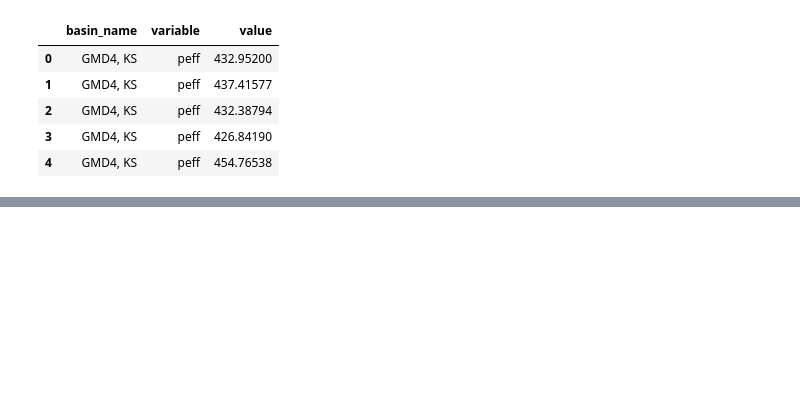
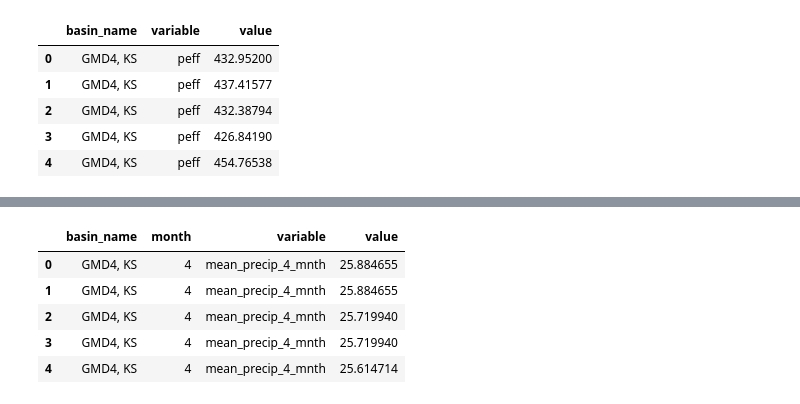
Before and after one commit to mdfahimhasan/WestUS_Peff, a Jupyter notebook: Codes/results_analysis/Peff_analysis_plots.ipynb, the cells around one changed output, grey strips where cells are left out. Saved outputs shown, nothing was run; the diff lists cells and outputs as text; code cells hidden in the pictures; blank space fills up the shorter version.

```diff
--- a/Codes/results_analysis/Peff_analysis_plots.ipynb
+++ b/Codes/results_analysis/Peff_analysis_plots.ipynb
@@ -103,0 +122,11 @@ fig.savefig('plots/peff_boxplot.png', dpi=300)
+# %%
+precip_melt = precip.melt(id_vars=['basin_name', 'month'], value_vars=['mean_precip_4_mnth', 'mean_precip_3_mnth', 'mean_precip_2_mnth', 'mean_precip'],
+                          var_name='variable', value_name='value')
+precip_melt.head()
+# %% [output]
+|  | basin_name | month | variable | value |
+| 0 | GMD4, KS | 4 | mean_precip_4_mnth | 25.884655 |
+| 1 | GMD4, KS | 4 | mean_precip_4_mnth | 25.884655 |
+| 2 | GMD4, KS | 4 | mean_precip_4_mnth | 25.719940 |
+| 3 | GMD4, KS | 4 | mean_precip_4_mnth | 25.719940 |
+| 4 | GMD4, KS | 4 | mean_precip_4_mnth | 25.614714 |
```
Also changed, not shown: parts of 6 cells of this notebook, 2 other files.
